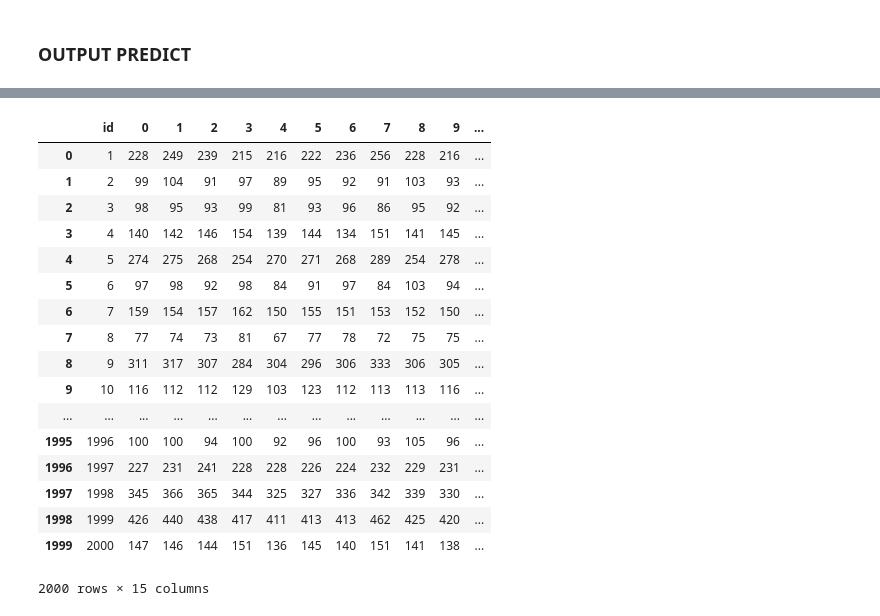
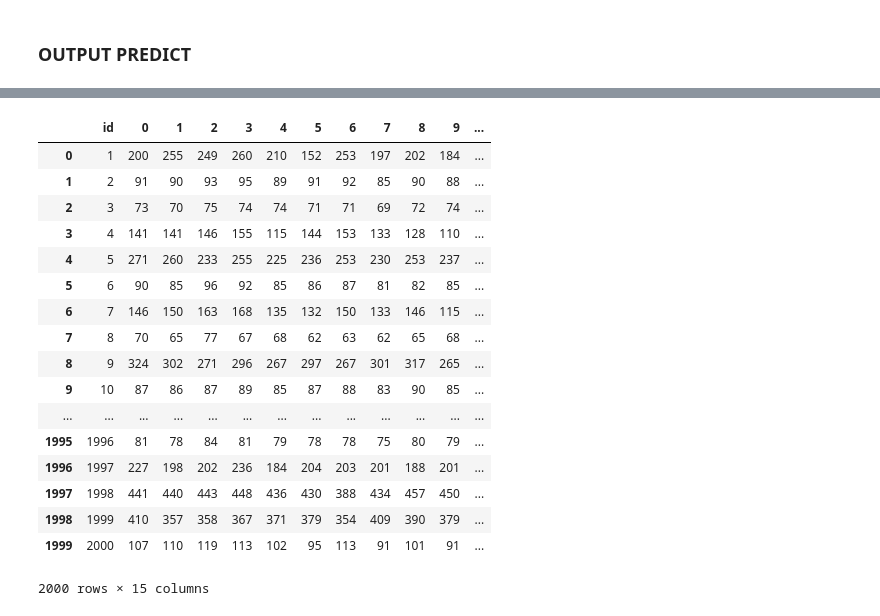
Before and after one commit to StarsMyDestination/ML-Ali-Koubei-Customer-Flow-Forecasts, a Jupyter notebook: neural_network.ipynb, the cells around one changed output, grey strips where cells are left out. Drawn from its saved outputs; the diff is of its cells as text; code cells hidden in the pictures.

```diff
--- a/neural_network.ipynb
+++ b/neural_network.ipynb
@@ -43,6 +40,6 @@ Index(['view_cnt', 'pay_cnt', 'aqi', 'weather', 'wind', 'tmp', 'weekday_0',
       dtype='object')
 # %%
-quant_features = ['view_cnt', 'pay_cnt', 'aqi', 'weather', 'wind', 'tmp']
+quant_features = ['view_cnt', 'pay_cnt', 'weekday', 'month', 'aqi', 'weather', 'wind', 'tmp']
 # Store scalings in a dictionary so we can convert back later
 scaled_features = {}
 for each in quant_features:
@@ -205,11 +204,11 @@ len(df_usr_validation.index.levels[0])
 predict_days = 14
 # %%
 class Config(object):
-    num_steps = 60
-    batch_size = 50
-    num_lstm_hidden = 32
+    num_steps = 32
+    batch_size = 100
+    num_lstm_hidden = 16
     num_lstm_layers = 2
-    num_lstm_features = 25
+    num_lstm_features = 8
     num_shop_features = 75
 #     keep_prob = 0.75
 config = Config()
@@ -435,5 +434,5 @@ merge_feature.shape: (?, 875)
 # %%
-epochs = 100
+epochs = 50
 keep_probablity = 0.75
 # %%
 save_model_path = 'model/customer_prediction'
@@ -680,29 +681,29 @@ no negative number~
 # %%
 
 int_df_pred = unnormed_df_pred.apply(np.round).astype(np.int16)
 int_df_pred
 
 int_df_pred.insert(value=range(1, 2001), loc=0, column='id')
 int_df_pred
 
-int_df_pred.to_csv('pred/pred_1.csv', header=False, index=False)
+int_df_pred.to_csv('pred/pred_2.csv', header=False, index=False)
 int_df_pred
 # %% [output]
 |  | id | 0 | 1 | 2 | 3 | 4 | 5 | 6 | 7 | 8 | 9 | ... |
-| 0 | 1 | 228 | 249 | 239 | 215 | 216 | 222 | 236 | 256 | 228 | 216 | ... |
-| 1 | 2 | 99 | 104 | 91 | 97 | 89 | 95 | 92 | 91 | 103 | 93 | ... |
-| 2 | 3 | 98 | 95 | 93 | 99 | 81 | 93 | 96 | 86 | 95 | 92 | ... |
-| 3 | 4 | 140 | 142 | 146 | 154 | 139 | 144 | 134 | 151 | 141 | 145 | ... |
-| 4 | 5 | 274 | 275 | 268 | 254 | 270 | 271 | 268 | 289 | 254 | 278 | ... |
-| 5 | 6 | 97 | 98 | 92 | 98 | 84 | 91 | 97 | 84 | 103 | 94 | ... |
-| 6 | 7 | 159 | 154 | 157 | 162 | 150 | 155 | 151 | 153 | 152 | 150 | ... |
-| 7 | 8 | 77 | 74 | 73 | 81 | 67 | 77 | 78 | 72 | 75 | 75 | ... |
-| 8 | 9 | 311 | 317 | 307 | 284 | 304 | 296 | 306 | 333 | 306 | 305 | ... |
-| 9 | 10 | 116 | 112 | 112 | 129 | 103 | 123 | 112 | 113 | 113 | 116 | ... |
+| 0 | 1 | 200 | 255 | 249 | 260 | 210 | 152 | 253 | 197 | 202 | 184 | ... |
+| 1 | 2 | 91 | 90 | 93 | 95 | 89 | 91 | 92 | 85 | 90 | 88 | ... |
+| 2 | 3 | 73 | 70 | 75 | 74 | 74 | 71 | 71 | 69 | 72 | 74 | ... |
+| 3 | 4 | 141 | 141 | 146 | 155 | 115 | 144 | 153 | 133 | 128 | 110 | ... |
+| 4 | 5 | 271 | 260 | 233 | 255 | 225 | 236 | 253 | 230 | 253 | 237 | ... |
+| 5 | 6 | 90 | 85 | 96 | 92 | 85 | 86 | 87 | 81 | 82 | 85 | ... |
+| 6 | 7 | 146 | 150 | 163 | 168 | 135 | 132 | 150 | 133 | 146 | 115 | ... |
+| 7 | 8 | 70 | 65 | 77 | 67 | 68 | 62 | 63 | 62 | 65 | 68 | ... |
+| 8 | 9 | 324 | 302 | 271 | 296 | 267 | 297 | 267 | 301 | 317 | 265 | ... |
+| 9 | 10 | 87 | 86 | 87 | 89 | 85 | 87 | 88 | 83 | 90 | 85 | ... |
 | ... | ... | ... | ... | ... | ... | ... | ... | ... | ... | ... | ... | ... |
-| 1995 | 1996 | 100 | 100 | 94 | 100 | 92 | 96 | 100 | 93 | 105 | 96 | ... |
-| 1996 | 1997 | 227 | 231 | 241 | 228 | 228 | 226 | 224 | 232 | 229 | 231 | ... |
-| 1997 | 1998 | 345 | 366 | 365 | 344 | 325 | 327 | 336 | 342 | 339 | 330 | ... |
-| 1998 | 1999 | 426 | 440 | 438 | 417 | 411 | 413 | 413 | 462 | 425 | 420 | ... |
-| 1999 | 2000 | 147 | 146 | 144 | 151 | 136 | 145 | 140 | 151 | 141 | 138 | ... |
+| 1995 | 1996 | 81 | 78 | 84 | 81 | 79 | 78 | 78 | 75 | 80 | 79 | ... |
+| 1996 | 1997 | 227 | 198 | 202 | 236 | 184 | 204 | 203 | 201 | 188 | 201 | ... |
+| 1997 | 1998 | 441 | 440 | 443 | 448 | 436 | 430 | 388 | 434 | 457 | 450 | ... |
+| 1998 | 1999 | 410 | 357 | 358 | 367 | 371 | 379 | 354 | 409 | 390 | 379 | ... |
+| 1999 | 2000 | 107 | 110 | 119 | 113 | 102 | 95 | 113 | 91 | 101 | 91 | ... |
 2000 rows × 15 columns
```
Also changed, not shown: parts of 24 cells of this notebook, 3 other files.
